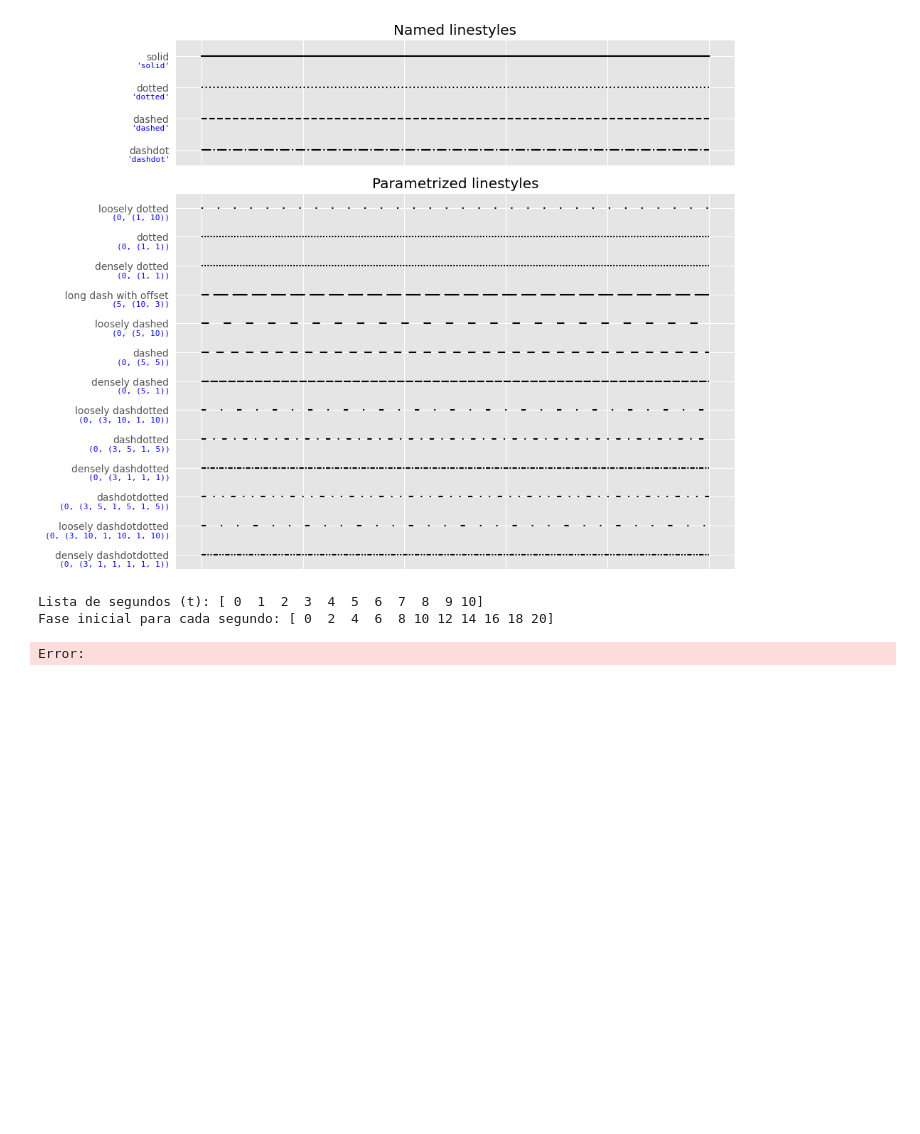
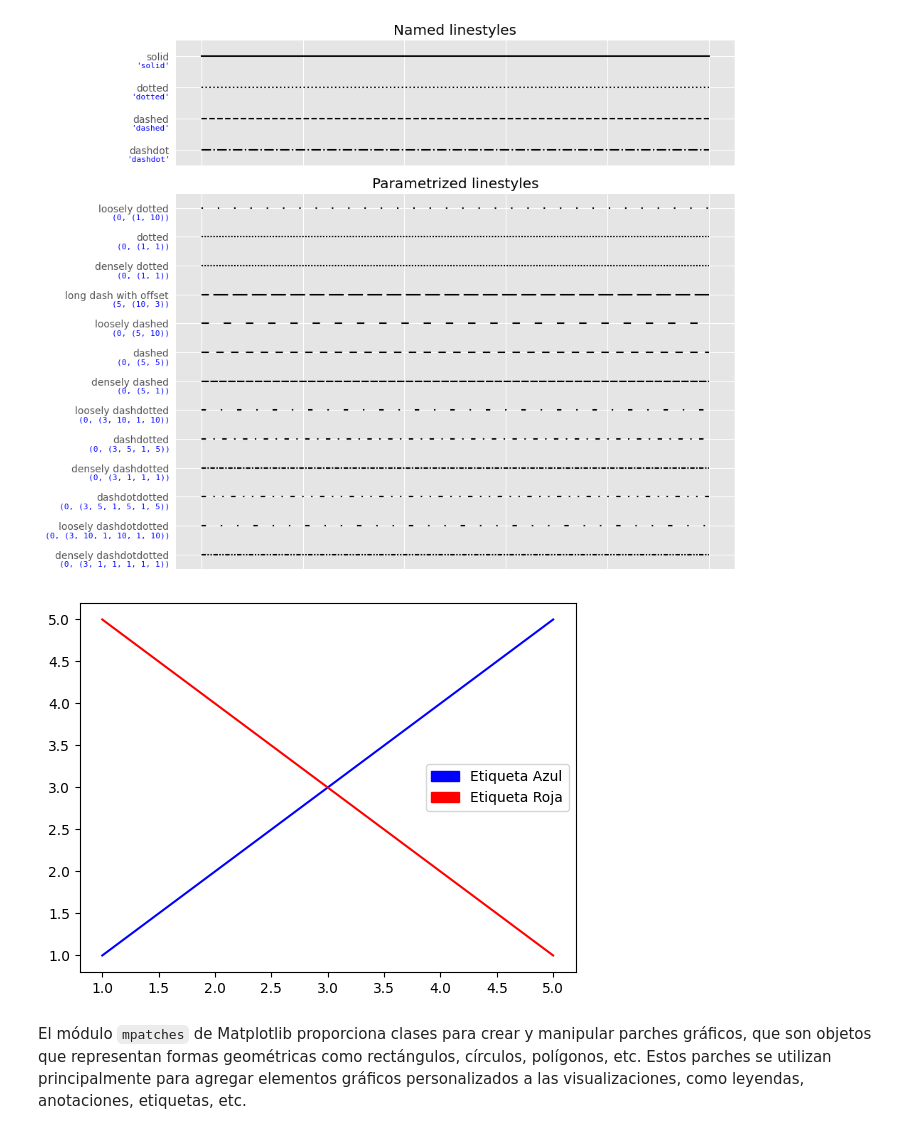
Before and after one commit to CrisHzz/Ciencia-De-Datos-Y-Aprendizaje-Automatico, a Jupyter notebook: Ciencia de datos y Aprendizaje Automatico/Matplotlib/matplotlib.ipynb, the cells around one changed output. Drawn from its saved outputs; the diff is of its cells as text; code cells hidden in the pictures; blank space fills up the shorter version.

```diff
--- a/Ciencia de datos y Aprendizaje Automatico/Matplotlib/matplotlib.ipynb
+++ b/Ciencia de datos y Aprendizaje Automatico/Matplotlib/matplotlib.ipynb
@@ -306,20 +304,28 @@ plt.show()
-# %%
-import numpy as np
-
-# Parámetros
-amplitude = 5  # Amplitud
-frecuency_angular = 2  # Frecuencia angular
-phi = 0  # Fase inicial
-
-# Generamos una lista de segundos de 0 a 10 con un paso de 1 segundo
-t = np.arange(0, 11, 1)
-
-# Calculamos la fase inicial para cada segundo
-phase = frecuency_angular * t + phi
-
-print("Lista de segundos (t):", t)
-print("Fase inicial para cada segundo:", phase)
-# %% [output]
-Lista de segundos (t): [ 0  1  2  3  4  5  6  7  8  9 10]
-Fase inicial para cada segundo: [ 0  2  4  6  8 10 12 14 16 18 20]
-Error:
+# %%
+# plt.legend(loc="upper left") #Arregla la etiqueta label si queda en el medio
+
+import matplotlib.pyplot as plt
+import matplotlib.patches as mpatches
+
+# Crear algunos datos
+x = [1, 2, 3, 4, 5]
+y1 = [1, 2, 3, 4, 5]
+y2 = [5, 4, 3, 2, 1]
+
+# Crear un gráfico
+plt.plot(x, y1, color='blue')
+plt.plot(x, y2, color='red')
+
+# Crear parches para la leyenda
+blue_patch = mpatches.Patch(color='blue', label='Etiqueta Azul')
+red_patch = mpatches.Patch(color='red', label='Etiqueta Roja')
+
+# Añadir la leyenda al gráfico
+plt.legend(handles=[blue_patch, red_patch])
+
+# Mostrar el gráfico
+plt.show()
+# %% [output]
+[figure, added]
+# %% [markdown]
+El módulo `mpatches` de Matplotlib proporciona clases para crear y manipular parches gráficos, que son objetos que representan formas geométricas como rectángulos, círculos, polígonos, etc. Estos parches se utilizan principalmente para agregar elementos gráficos personalizados a las visualizaciones, como leyendas, anotaciones, etiquetas, etc.
```
Also changed, not shown: parts of 1 cell of this notebook, 6 other files.
